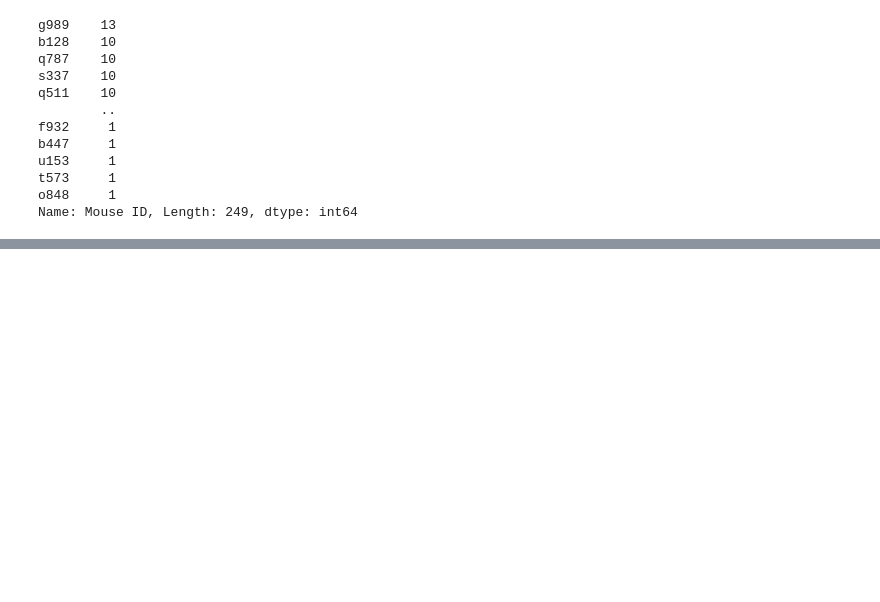
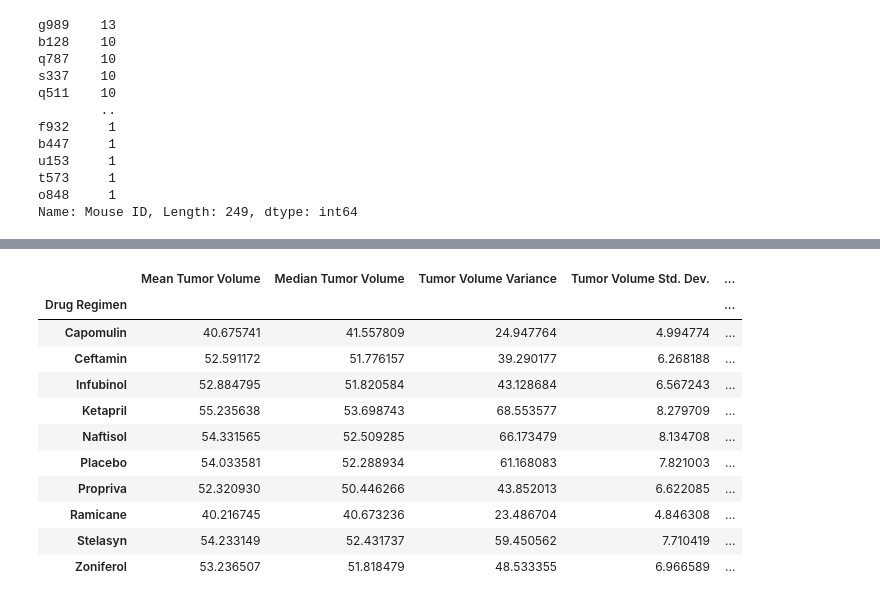
Before and after one commit to bec-n/matplotlib-challenge, a Jupyter notebook: Pymaceuticals.ipynb, the cells around one changed output, grey strips where cells are left out. Saved outputs shown, nothing was run; the diff lists cells and outputs as text; code cells hidden in the pictures; blank space fills up the shorter version.

```diff
--- a/Pymaceuticals.ipynb
+++ b/Pymaceuticals.ipynb
@@ -99,0 +119,37 @@ clean_df["Mouse ID"].count()
+# %%
+# Generate a summary statistics table of mean, median, variance, standard deviation, and SEM of the tumor volume for each regimen
+
+# Use groupby and summary statistical methods to calculate the following properties of each drug regimen:
+# mean, median, variance, standard deviation, and SEM of the tumor volume.
+
+mean_drug = clean_df.groupby(["Drug Regimen"]).mean()["Tumor Volume (mm3)"]
+median_drug = clean_df.groupby(["Drug Regimen"]).median()["Tumor Volume (mm3)"]
+variance_drug = clean_df.groupby(["Drug Regimen"]).var()["Tumor Volume (mm3)"]
+std_dev_drug = clean_df.groupby(["Drug Regimen"]).std()["Tumor Volume (mm3)"]
+sem_drug = clean_df.groupby(["Drug Regimen"]).sem()["Tumor Volume (mm3)"]
+# %%
+# Assemble the resulting series into a single summary DataFrame.
+summary_drug_df = clean_df[["Drug Regimen"]]
+summary_drug_df = summary_drug_df.drop_duplicates()
+summary_drug_df = summary_drug_df.sort_values("Drug Regimen")
+summary_drug_df = summary_drug_df.set_index("Drug Regimen")
+
+summary_drug_df["Mean Tumor Volume"] = mean_drug
+summary_drug_df["Median Tumor Volume"] = median_drug
+summary_drug_df["Tumor Volume Variance"] = variance_drug
+summary_drug_df["Tumor Volume Std. Dev."] = std_dev_drug
+summary_drug_df["Tumor Volume Std. Err."] = sem_drug
+summary_drug_df
+# %% [output]
+|  | Mean Tumor Volume | Median Tumor Volume | Tumor Volume Variance | Tumor Volume Std. Dev. | ... |
+| Drug Regimen |  |  |  |  | ... |
+| Capomulin | 40.675741 | 41.557809 | 24.947764 | 4.994774 | ... |
+| Ceftamin | 52.591172 | 51.776157 | 39.290177 | 6.268188 | ... |
+| Infubinol | 52.884795 | 51.820584 | 43.128684 | 6.567243 | ... |
+| Ketapril | 55.235638 | 53.698743 | 68.553577 | 8.279709 | ... |
+| Naftisol | 54.331565 | 52.509285 | 66.173479 | 8.134708 | ... |
+| Placebo | 54.033581 | 52.288934 | 61.168083 | 7.821003 | ... |
+| Propriva | 52.320930 | 50.446266 | 43.852013 | 6.622085 | ... |
+| Ramicane | 40.216745 | 40.673236 | 23.486704 | 4.846308 | ... |
+| Stelasyn | 54.233149 | 52.431737 | 59.450562 | 7.710419 | ... |
+| Zoniferol | 53.236507 | 51.818479 | 48.533355 | 6.966589 | ... |
```
Also changed, not shown: parts of 9 cells of this notebook.
